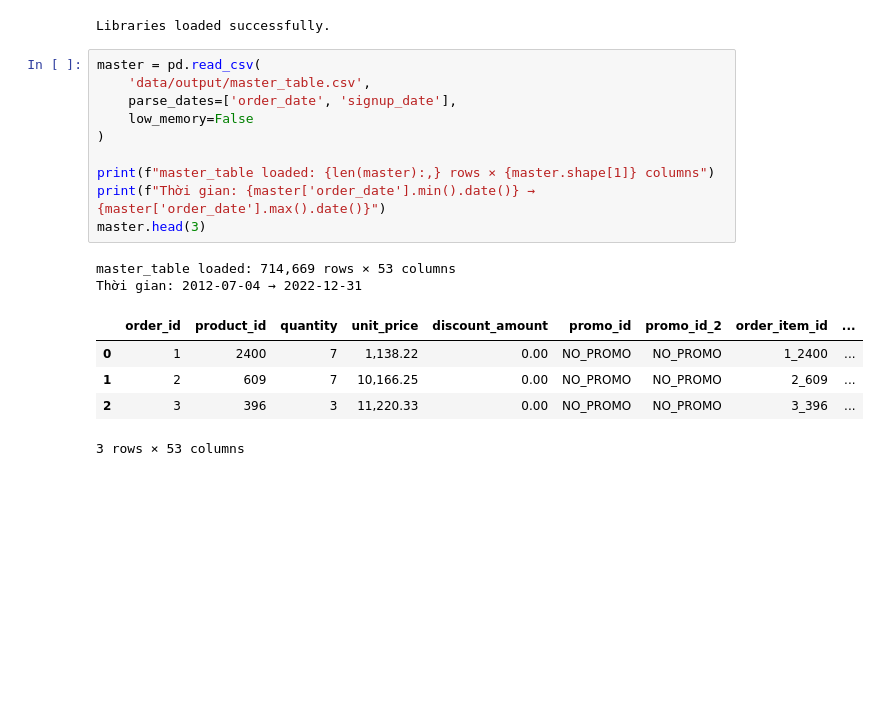
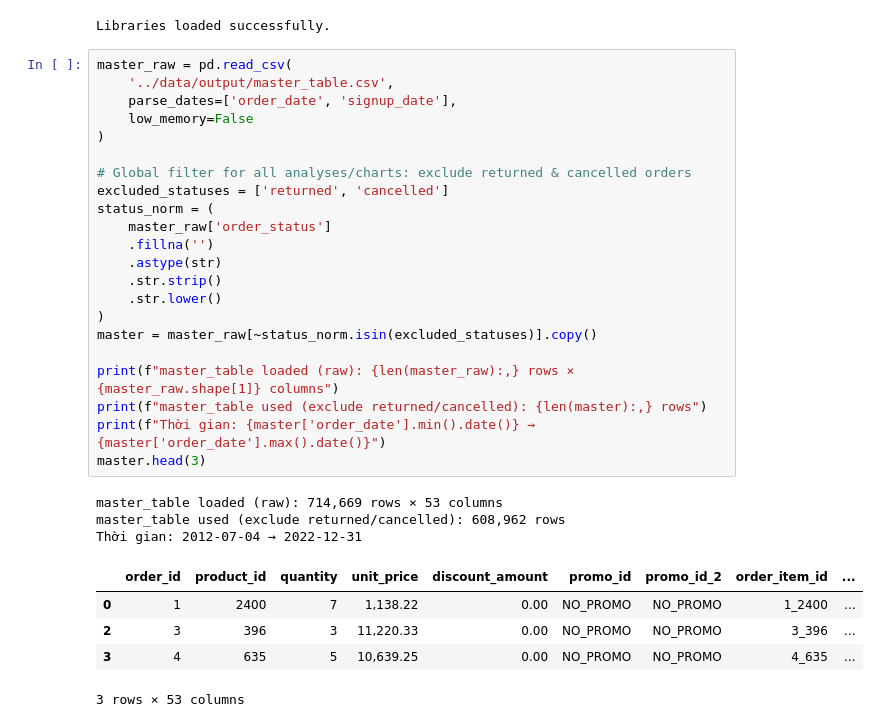
Before and after one commit to julie007s/DATATHON-2026-GenApLucUWU, a Jupyter notebook: notebooks/Hiulaptop.ipynb, the cells around one changed output. Drawn from its saved outputs; the diff is of its cells as text; blank space fills up the shorter version.

```diff
--- a/notebooks/Hiulaptop.ipynb
+++ b/notebooks/Hiulaptop.ipynb
@@ -17,22 +17,35 @@ print("Libraries loaded successfully.")
 # %% [output]
 Libraries loaded successfully.
 # %%
-master = pd.read_csv(
-    'data/output/master_table.csv',
+master_raw = pd.read_csv(
+    '../data/output/master_table.csv',
     parse_dates=['order_date', 'signup_date'],
     low_memory=False
 )
 
-print(f"master_table loaded: {len(master):,} rows × {master.shape[1]} columns")
+# Global filter for all analyses/charts: exclude returned & cancelled orders
+excluded_statuses = ['returned', 'cancelled']
+status_norm = (
+    master_raw['order_status']
+    .fillna('')
+    .astype(str)
+    .str.strip()
+    .str.lower()
+)
+master = master_raw[~status_norm.isin(excluded_statuses)].copy()
+
+print(f"master_table loaded (raw): {len(master_raw):,} rows × {master_raw.shape[1]} columns")
+print(f"master_table used (exclude returned/cancelled): {len(master):,} rows")
 print(f"Thời gian: {master['order_date'].min().date()} → {master['order_date'].max().date()}")
 master.head(3)
 # %% [output]
-master_table loaded: 714,669 rows × 53 columns
+master_table loaded (raw): 714,669 rows × 53 columns
+master_table used (exclude returned/cancelled): 608,962 rows
 Thời gian: 2012-07-04 → 2022-12-31
 |  | order_id | product_id | quantity | unit_price | discount_amount | promo_id | promo_id_2 | order_item_id | ... |
 | 0 | 1 | 2400 | 7 | 1,138.22 | 0.00 | NO_PROMO | NO_PROMO | 1_2400 | ... |
-| 1 | 2 | 609 | 7 | 10,166.25 | 0.00 | NO_PROMO | NO_PROMO | 2_609 | ... |
 | 2 | 3 | 396 | 3 | 11,220.33 | 0.00 | NO_PROMO | NO_PROMO | 3_396 | ... |
+| 3 | 4 | 635 | 5 | 10,639.25 | 0.00 | NO_PROMO | NO_PROMO | 4_635 | ... |
 3 rows × 53 columns
 # %%
 # ══════════════════════════════════════════════════════════════════════════
```
Also changed, not shown: parts of 11 cells of this notebook.
